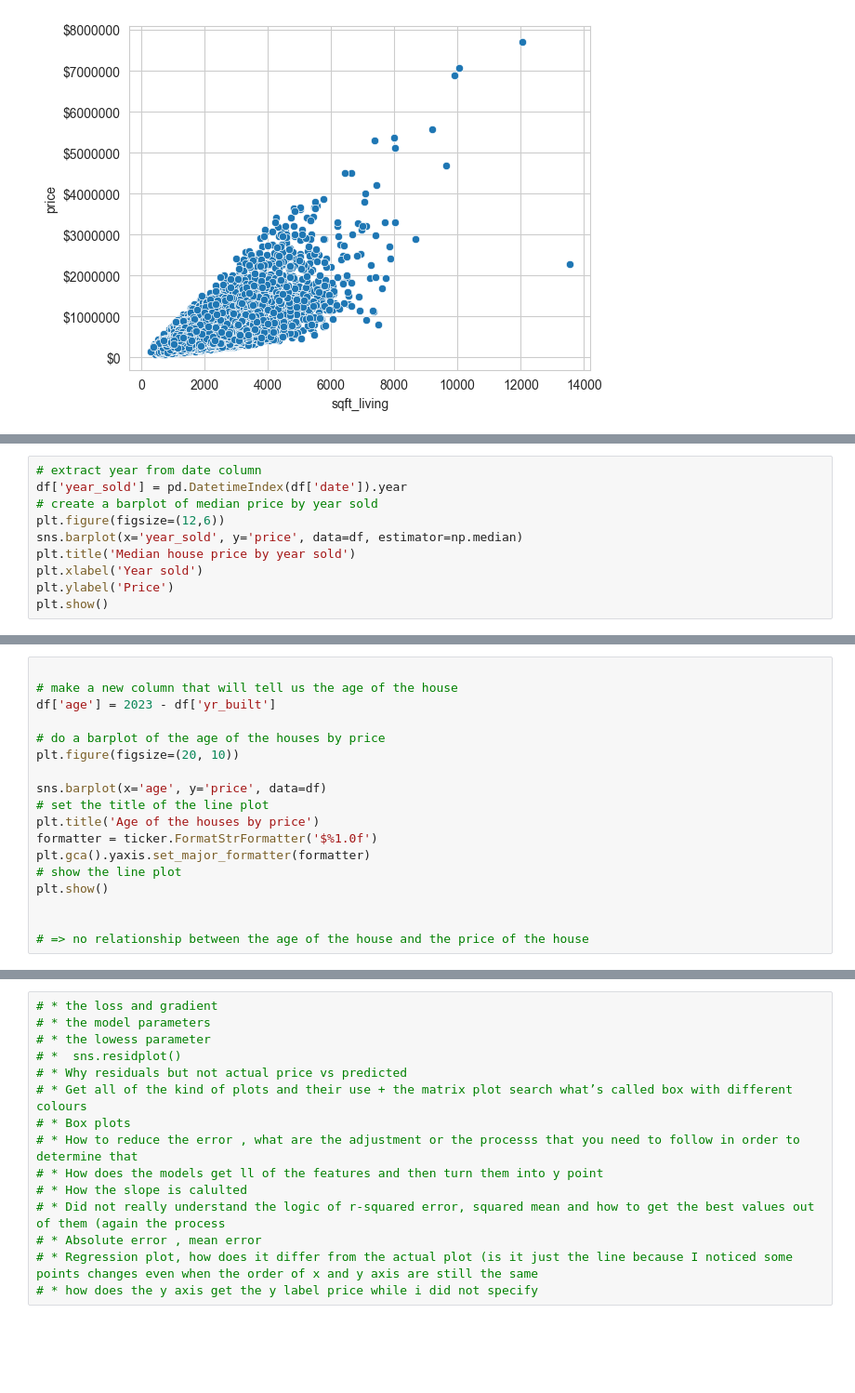
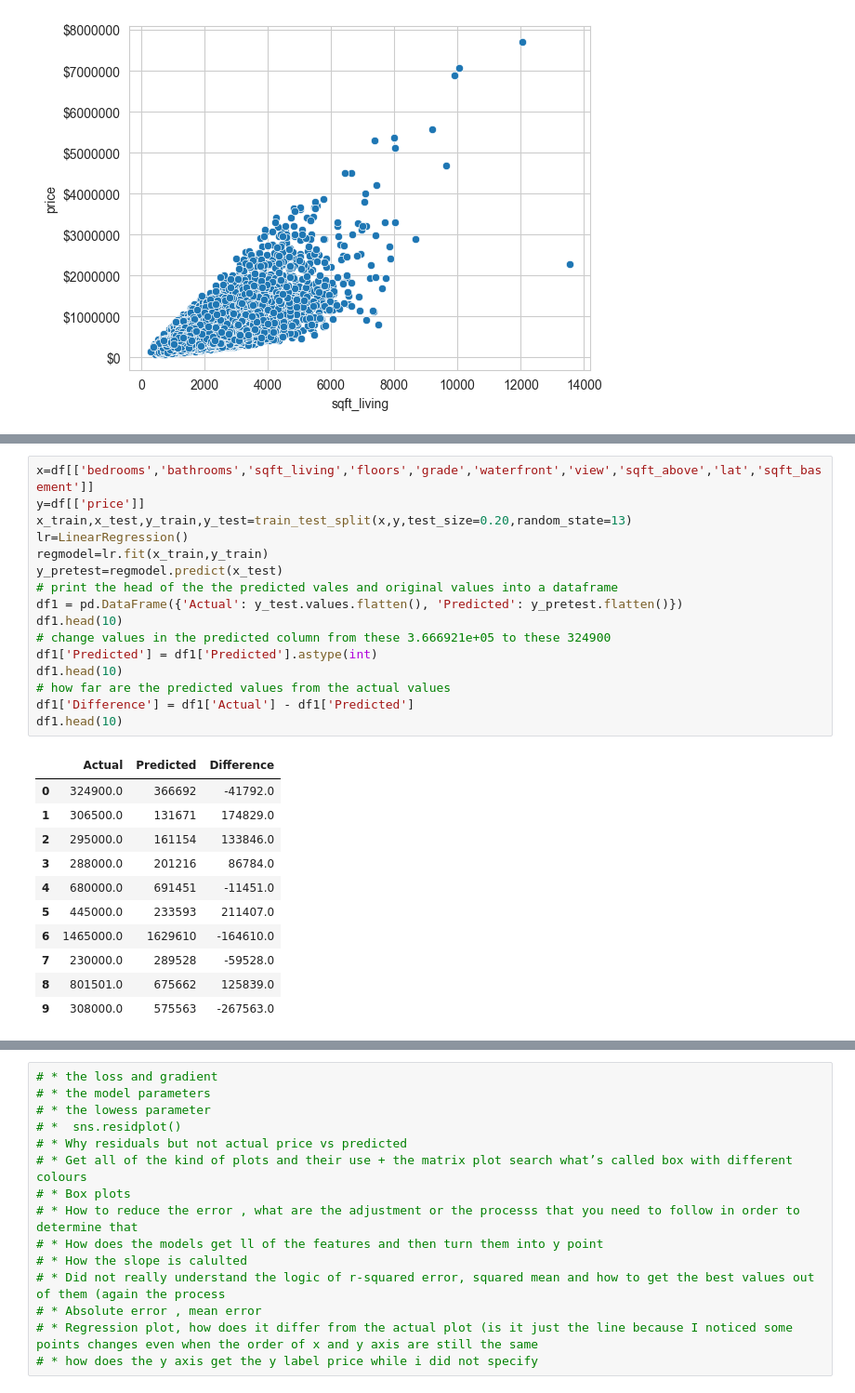
Before and after one commit to mmedoues/data, a Jupyter notebook: checkpoints/houses/houses.ipynb, the cells around one changed output, grey strips where cells are left out. Shown at 93% size. Cells and saved outputs as stored; diff of their text form; blank space fills up the shorter version.

Commit message:
Add files via upload
first commit of linear model

```diff
--- a/checkpoints/houses/houses.ipynb
+++ b/checkpoints/houses/houses.ipynb
@@ -175,10 +80,0 @@ the unique values of the view are [0 1 2 3 4]
-# %%
-# extract year from date column
-df['year_sold'] = pd.DatetimeIndex(df['date']).year
-# create a barplot of median price by year sold
-plt.figure(figsize=(12,6))
-sns.barplot(x='year_sold', y='price', data=df, estimator=np.median)
-plt.title('Median house price by year sold')
-plt.xlabel('Year sold')
-plt.ylabel('Price')
-plt.show()
@@ -187,18 +80,0 @@ plt.show()
-# %%
-
-# make a new column that will tell us the age of the house
-df['age'] = 2023 - df['yr_built']
-
-# do a barplot of the age of the houses by price
-plt.figure(figsize=(20, 10))
-
-sns.barplot(x='age', y='price', data=df)
-# set the title of the line plot
-plt.title('Age of the houses by price')
-formatter = ticker.FormatStrFormatter('$%1.0f')
-plt.gca().yaxis.set_major_formatter(formatter)
-# show the line plot
-plt.show()
-
-
-# => no relationship between the age of the house and the price of the house
@@ -283,0 +88,28 @@ Text(0, 0.5, 'Residuals')
+# %%
+x=df[['bedrooms','bathrooms','sqft_living','floors','grade','waterfront','view','sqft_above','lat','sqft_basement']]
+y=df[['price']]
+x_train,x_test,y_train,y_test=train_test_split(x,y,test_size=0.20,random_state=13)
+lr=LinearRegression()
+regmodel=lr.fit(x_train,y_train)
+y_pretest=regmodel.predict(x_test)
+# print the head of the the predicted vales and original values into a dataframe
+df1 = pd.DataFrame({'Actual': y_test.values.flatten(), 'Predicted': y_pretest.flatten()})
+df1.head(10)
+# change values in the predicted column from these 3.666921e+05 to these 324900
+df1['Predicted'] = df1['Predicted'].astype(int)
+df1.head(10)
+# how far are the predicted values from the actual values
+df1['Difference'] = df1['Actual'] - df1['Predicted']
+df1.head(10)
+# %% [output]
+|  | Actual | Predicted | Difference |
+| 0 | 324900.0 | 366692 | -41792.0 |
+| 1 | 306500.0 | 131671 | 174829.0 |
+| 2 | 295000.0 | 161154 | 133846.0 |
+| 3 | 288000.0 | 201216 | 86784.0 |
+| 4 | 680000.0 | 691451 | -11451.0 |
+| 5 | 445000.0 | 233593 | 211407.0 |
+| 6 | 1465000.0 | 1629610 | -164610.0 |
+| 7 | 230000.0 | 289528 | -59528.0 |
+| 8 | 801501.0 | 675662 | 125839.0 |
+| 9 | 308000.0 | 575563 | -267563.0 |
```
Also changed, not shown: parts of 23 cells of this notebook.
